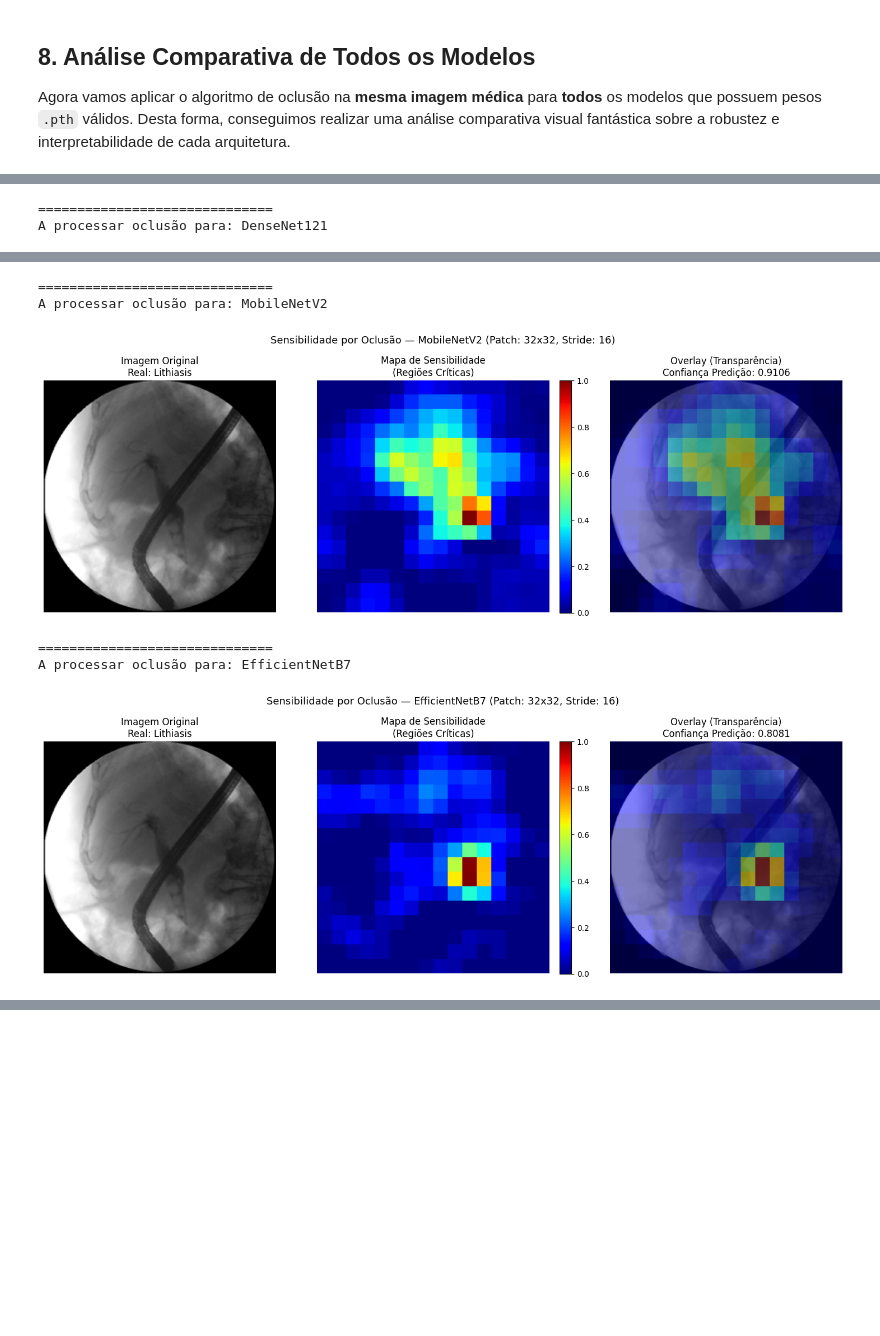
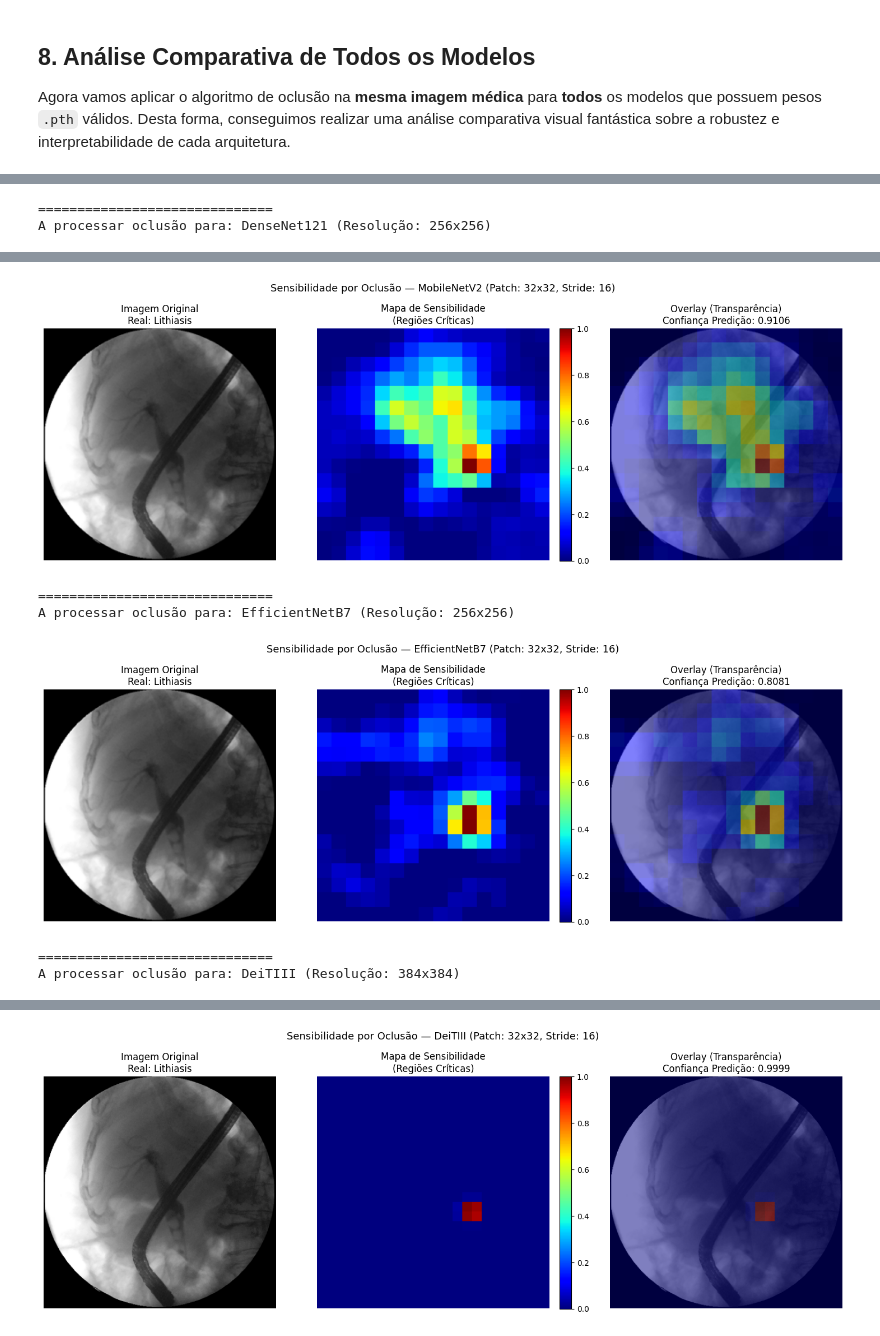
Before and after one commit to Diogo-Rodriigues/AP_Modulo2, a Jupyter notebook: training/MIQR_occlusion.ipynb, the cells around one changed output, grey strips where cells are left out. Drawn from its saved outputs; the diff is of its cells as text; code cells hidden in the pictures; blank space fills up the shorter version.

Commit message:
occlusion corrreção

```diff
--- a/training/MIQR_occlusion.ipynb
+++ b/training/MIQR_occlusion.ipynb
@@ -319,15 +319,23 @@ def generate_occlusion_heatmap(model, image_tensor, target_class, patch_size=32,
 # %% [markdown]
 ## 6. Função de Visualização de Alta Qualidade (Plot e Overlay)
 # %%
-def plot_occlusion(model, model_name, image_path, target_class=None, patch_size=32, stride=8, pad_value=0.0):
+def plot_occlusion(model, model_name, image_path, target_class=None, patch_size=32, stride=8, pad_value=0.0, img_size=256):
     """
     Gera o plot com a Imagem Original, o Mapa de Sensibilidade e o Overlay de transparência.
     """
-    # Carregar imagem para o PyTorch
-    image_tensor = val_transforms(image_path).unsqueeze(0).to(device)
+    # Carregar imagem para o PyTorch usando o tamanho de imagem específico do modelo
+    local_transforms = Compose([
+        LoadImage(image_only=True),
+        EnsureChannelFirst(),
+        Resize((img_size, img_size)),
+        NormalizeIntensity(),
+        Lambda(repeat_if_needed),
+        ToTensor(),
+    ])
+    image_tensor = local_transforms(image_path).unsqueeze(0).to(device)
 
     # Carregar imagem original formatada para visualização RGB [0,1]
-    pil_img = Image.open(image_path).convert("RGB").resize((IMG_SIZE, IMG_SIZE))
+    pil_img = Image.open(image_path).convert("RGB").resize((img_size, img_size))
     rgb_img = np.array(pil_img).astype(np.float32) / 255.0
 
     # Predição padrão do modelo
@@ -404,7 +412,8 @@ else:
     # Executar a oclusão com patch_size=32 e stride=8 para uma alta resolução visual
     heatmap, pred_class = plot_occlusion(
         model, test_model_name, img_path,
-        target_class=true_label, patch_size=32, stride=8
+        target_class=true_label, patch_size=32, stride=8,
+        img_size=cfg["input_size"]
     )
 # %% [output]
 Modelos encontrados em models/: ['ResNet50', 'DenseNet121', 'MobileNetV2', 'EfficientNetB7', 'DeiTIII']
@@ -430,13 +438,8 @@ else:
     for model_name in available_models:
         cfg = MODEL_REGISTRY[model_name]
 
-        # DeiTIII ou modelos com tamanho de entrada diferente são pulados
-        if cfg["input_size"] != IMG_SIZE:
-            print(f"[SKIP] {model_name}: Requer input {cfg['input_size']}x{cfg['input_size']}. Dataloader configurado para {IMG_SIZE}.")
-            continue
-
         print(f"\n==============================")
-        print(f"A processar oclusão para: {model_name}")
+        print(f"A processar oclusão para: {model_name} (Resolução: {cfg['input_size']}x{cfg['input_size']})")
 
         # Carregar arquitetura e pesos
         m = cfg["builder"](num_class)
@@ -446,7 +449,8 @@ else:
         # Executar a oclusão com stride 16 (mais rápido para loop multimodelo)
         plot_occlusion(
             m, model_name, img_path,
-            target_class=true_label, patch_size=32, stride=16
+            target_class=true_label, patch_size=32, stride=16,
+            img_size=cfg["input_size"]
         )
 
         # Libertar memória
@@ -464,4 +468,4 @@ A processar oclusão para: ResNet50
 [figure]
 ==============================
-A processar oclusão para: DenseNet121
+A processar oclusão para: DenseNet121 (Resolução: 256x256)
 [figure]
@@ -469,6 +474,6 @@ Downloading: "https://download.pytorch.org/models/mobilenet_v2-7ebf99e0.pth" to
+[figure]
 ==============================
-A processar oclusão para: MobileNetV2
+A processar oclusão para: EfficientNetB7 (Resolução: 256x256)
-[figure]
+[figure]
 ==============================
-A processar oclusão para: EfficientNetB7
+A processar oclusão para: DeiTIII (Resolução: 384x384)
-[figure]
@@ -475,0 +481 @@ A processar oclusão para: EfficientNetB7
+[figure, added]
```
Also changed, not shown: parts of 2 cells of this notebook.
